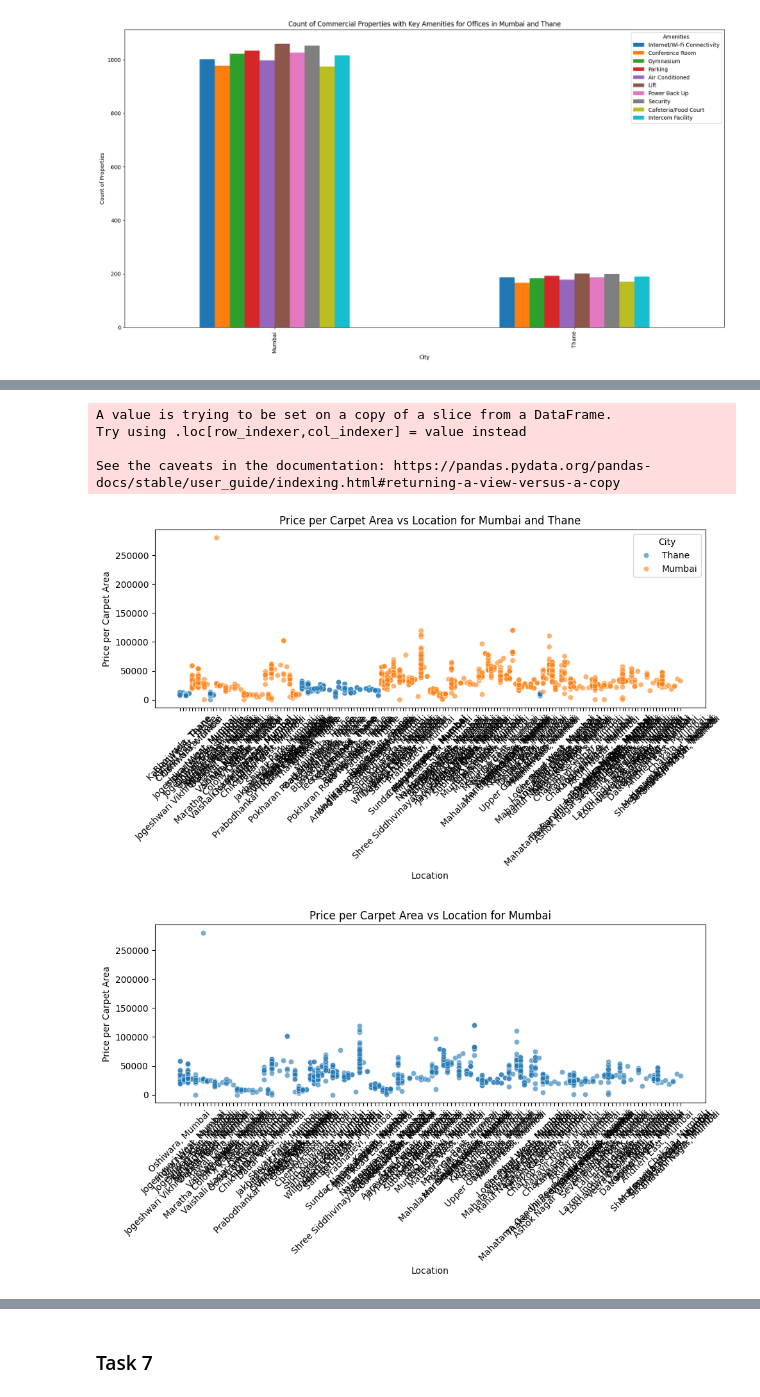
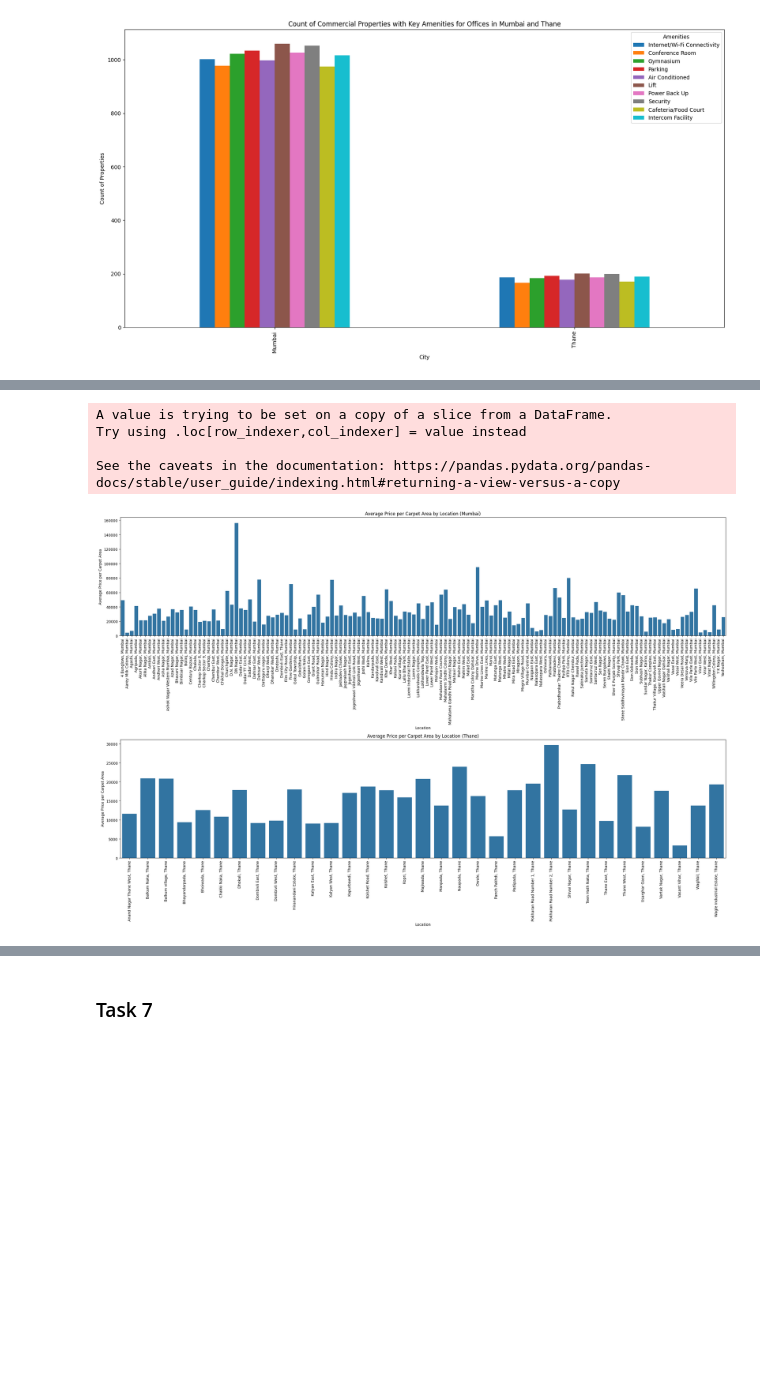
Before and after one commit to arghyawning/data-analytics-1-assignments, a Jupyter notebook: a1/51/assignment1_51.ipynb, the cells around one changed output, grey strips where cells are left out. Drawn from its saved outputs; the diff is of its cells as text; code cells hidden in the pictures; blank space fills up the shorter version.

```diff
--- a/a1/51/assignment1_51.ipynb
+++ b/a1/51/assignment1_51.ipynb
@@ -106,10 +106,10 @@ print(nan_non_numeric)
 []
 ['Possession Status', 'Availability Starts From', 'Floor No', 'Developer', 'Approved Authority Name', 'Flooring Type', 'Electricity Status', 'Maintenance Type', 'Landmark', 'Project Name', 'Property U ...
 # %%
-# for columns with nan and non numeric values, fill with the mode
+# for columns with nan and non numeric values except Developer, Project Name, Landmark, fill with mode
 for column in nan_non_numeric:
-    mode = df[column].mode()[0]
-    df[column] = df[column].fillna(mode)
+    if column not in ['Developer', 'Project Name', 'Landmark']:
+        df[column] = df[column].fillna(df[column].mode()[0])
 
 # find number of columns with nan values
 nan_columns = df.columns[df.isnull().any()]
@@ -655,45 +702,42 @@ plt.show()
 # %%
-import pandas as pd
 import seaborn as sns
 import matplotlib.pyplot as plt
 
-commercial_data['Price per Carpet Area'] = commercial_data['Price'] / commercial_data['Carpet Area']
+# Convert 'Location' to string for plotting
+commercial_data['Location'] = commercial_data['Location'].astype(str)
+
+# Filter data for Mumbai and Thane
+data_mumbai = commercial_data[commercial_data['City'] == 'Mumbai']
+data_thane = commercial_data[commercial_data['City'] == 'Thane']
+
+# Calculate average price per carpet area for each location
+avg_price_mumbai = data_mumbai.groupby('Location')['Price per Carpet Area'].mean().reset_index()
+avg_price_thane = data_thane.groupby('Location')['Price per Carpet Area'].mean().reset_index()
 
 # Plotting
-plt.figure(figsize=(10, 6))
-sns.scatterplot(data=commercial_data, x='Location', y='Price per Carpet Area', hue='City', alpha=0.6)
+plt.figure(figsize=(24, 16))
 
-# Labels and title
+# Mumbai plot
+plt.subplot(2, 1, 1)
+sns.barplot(data=avg_price_mumbai, x='Location', y='Price per Carpet Area')
 plt.xlabel('Location')
-plt.ylabel('Price per Carpet Area')
-plt.title('Price per Carpet Area vs Location for Mumbai and Thane')
+plt.ylabel('Average Price per Carpet Area')
+plt.title('Average Price per Carpet Area by Location (Mumbai)')
+plt.xticks(rotation=90)
 
-plt.xticks(rotation=45)
+# Thane plot
+plt.subplot(2, 1, 2)
+sns.barplot(data=avg_price_thane, x='Location', y='Price per Carpet Area')
+plt.xlabel('Location')
+plt.ylabel('Average Price per Carpet Area')
+plt.title('Average Price per Carpet Area by Location (Thane)')
+plt.xticks(rotation=90)
+
 plt.tight_layout()
 plt.show()
-
-# separate graphs for mumbai and thane
-plt.figure(figsize=(10, 6))
-sns.scatterplot(data=commercial_data[commercial_data['City'] == 'Mumbai'], x='Location', y='Price per Carpet Area', alpha=0.6)
-plt.xlabel('Location')
-plt.ylabel('Price per Carpet Area')
-plt.title('Price per Carpet Area vs Location for Mumbai')
-plt.xticks(rotation=45)
-plt.tight_layout()
-plt.show()
-
-plt.figure(figsize=(10, 6))
-sns.scatterplot(data=commercial_data[commercial_data['City'] == 'Thane'], x='Location', y='Price per Carpet Area', alpha=0.6)
-plt.xlabel('Location')
-plt.ylabel('Price per Carpet Area')
-plt.title('Price per Carpet Area vs Location for Thane')
-plt.xticks(rotation=45)
-plt.tight_layout()
-plt.show()
 # %% [output]
 A value is trying to be set on a copy of a slice from a DataFrame.
 Try using .loc[row_indexer,col_indexer] = value instead
 
 See the caveats in the documentation: https://pandas.pydata.org/pandas-docs/stable/user_guide/indexing.html#returning-a-view-versus-a-copy
-[figure, old version]
+[figure, new version]
-[figure, removed]
```
Also changed, not shown: parts of 20 cells of this notebook, 1 other file.
